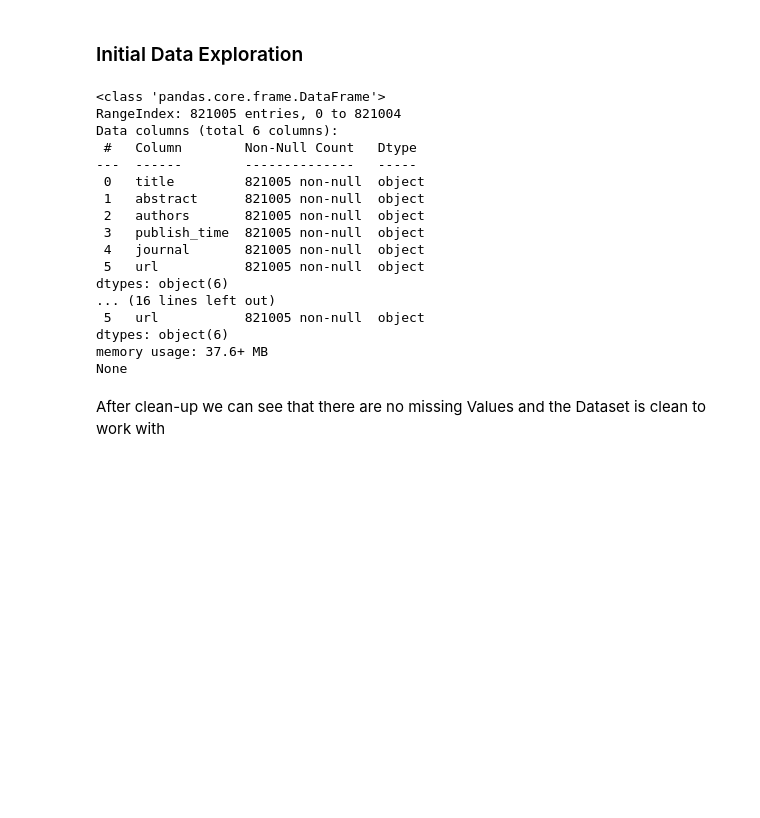
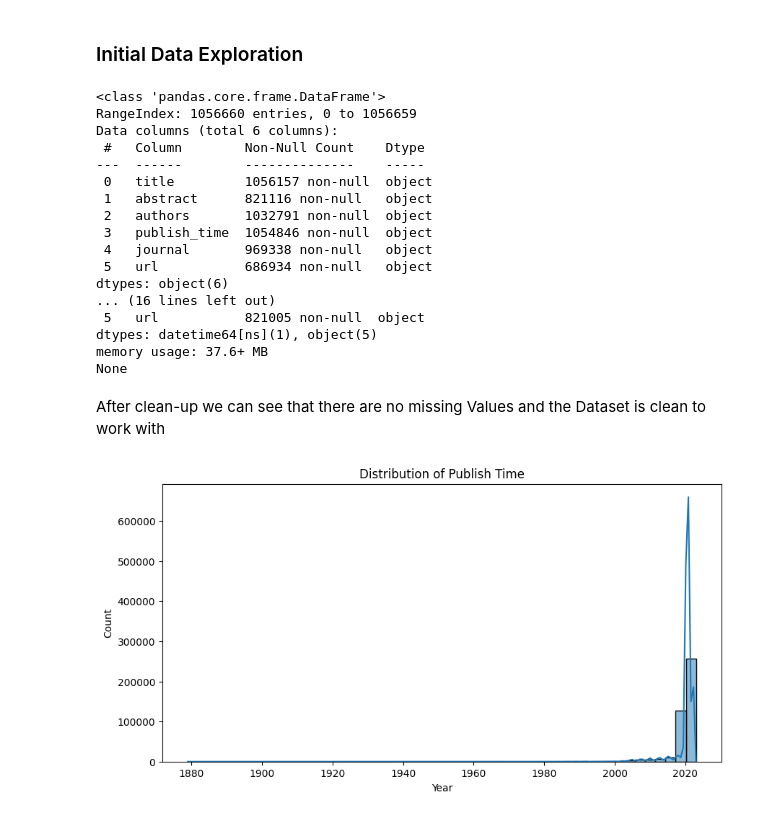
Before and after one commit to im-miracle/nlp_related_document_search_engine, a Jupyter notebook: notebook/query_based_recommendation_system.ipynb, the cells around one changed output. Drawn from its saved outputs; the diff is of its cells as text; code cells hidden in the pictures; blank space fills up the shorter version.

```diff
--- a/notebook/query_based_recommendation_system.ipynb
+++ b/notebook/query_based_recommendation_system.ipynb
@@ -63,24 +78,22 @@ def download_and_prep_dataset(FILE_ID, downloadLoc="dataSet", dataSetName=""):
     # Download the dataset
     url = f'https://drive.google.com/uc?id={FILE_ID}'
     currentPath = os.getcwd()
-    print("CWD: ", currentPath)
     dataSetPath = os.path.abspath(os.path.join(currentPath, downloadLoc + "/"))
 
     # create directory if not exists
     if not os.path.exists(dataSetPath):
         os.mkdir(dataSetPath)
 
-    fileFullPath = os.path.join(dataSetPath)
+    fileFullPath = os.path.join(dataSetPath, dataSetName)
+    print("file Path: ", fileFullPath)
     # download the dataset
     if not os.path.exists(fileFullPath):
-        download_dataset_from_url(url=url, file_path=dataSetPath)
+        download_dataset_from_url(url=url, file_path=fileFullPath)
 
     # Load the dataset
     return fileFullPath
 # %%
-# datasetLoc = download_and_prep_dataset(FILE_ID=dataSetDriveID)
-currDir = os.getcwd()
-datasetLoc = os.path.join(currDir, "dataSet", DS_NAME)
+datasetLoc = download_and_prep_dataset(FILE_ID=dataSetDriveID, dataSetName=DS_NAME)
 coronaDS = pd.read_csv(datasetLoc)
 
 columnsToKeep = ['title', 'abstract', 'authors', 'publish_time', 'journal', 'url']
@@ -106,7 +120,7 @@ coronaDS.reset_index(drop=True, inplace=True)
 coronaDS['title'] = coronaDS['title'].astype(str)
 coronaDS['abstract'] = coronaDS['abstract'].astype(str)
 coronaDS['authors'] = coronaDS['authors'].astype(str)
-coronaDS['publish_time'] = coronaDS['publish_time'].astype(str)
+coronaDS['publish_time'] = pd.to_datetime(coronaDS['publish_time'], format='%Y-%m-%d', errors='coerce')
 coronaDS['journal'] = coronaDS['journal'].astype(str)
 coronaDS['url'] = coronaDS['url'].astype(str)
 
@@ -115,21 +129,30 @@ print(coronaDS.info())
 print(Fore.RESET)
 # %% [output]
 <class 'pandas.core.frame.DataFrame'>
-RangeIndex: 821005 entries, 0 to 821004
+RangeIndex: 1056660 entries, 0 to 1056659
 Data columns (total 6 columns):
- #   Column        Non-Null Count   Dtype
----  ------        --------------   -----
- 0   title         821005 non-null  object
- 1   abstract      821005 non-null  object
- 2   authors       821005 non-null  object
- 3   publish_time  821005 non-null  object
- 4   journal       821005 non-null  object
- 5   url           821005 non-null  object
+ #   Column        Non-Null Count    Dtype
+---  ------        --------------    -----
+ 0   title         1056157 non-null  object
+ 1   abstract      821116 non-null   object
+ 2   authors       1032791 non-null  object
+ 3   publish_time  1054846 non-null  object
+ 4   journal       969338 non-null   object
+ 5   url           686934 non-null   object
 dtypes: object(6)
 ... (16 lines left out)
  5   url           821005 non-null  object
-dtypes: object(6)
+dtypes: datetime64[ns](1), object(5)
 memory usage: 37.6+ MB
 None
 # %% [markdown]
 After clean-up we can see that there are no missing Values and the Dataset is clean to work with
+# %%
+plt.figure(figsize=(10, 5))
+sns.histplot(coronaDS['publish_time'].dt.year, bins=50, kde=True)
+plt.title('Distribution of Publish Time')
+plt.xlabel('Year')
+plt.ylabel('Count')
+plt.show()
+# %% [output]
+[figure, added]
```
Also changed, not shown: parts of 20 cells of this notebook, 1 other file.
